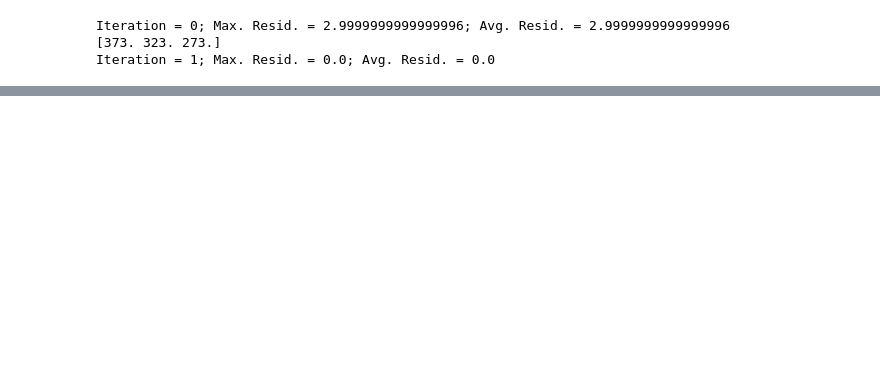
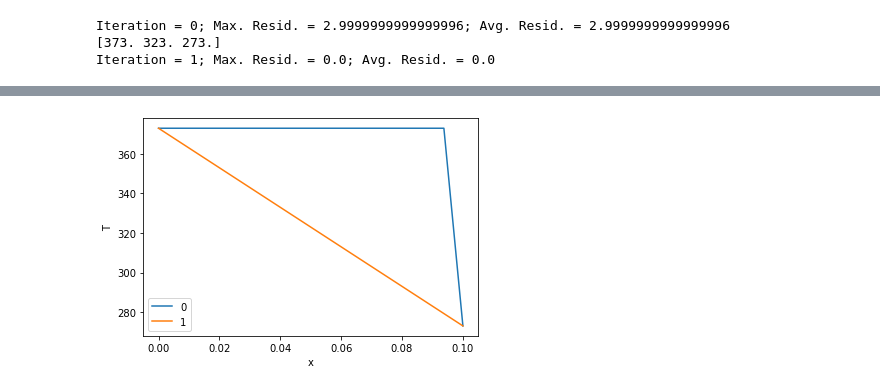
Before and after one commit to LamiaAroni/9710_CFD_project1, a Jupyter notebook: CFD_Assignment_lamia.ipynb, the cells around one changed output, grey strips where cells are left out. Drawn from its saved outputs; the diff is of its cells as text; code cells hidden in the pictures; blank space fills up the shorter version.

```diff
--- a/CFD_Assignment_lamia.ipynb
+++ b/CFD_Assignment_lamia.ipynb
@@ -401,0 +641,15 @@ plt.show()
+# %%
+%matplotlib inline
+import matplotlib.pyplot as plt
+
+i = 0
+for T in T_solns:
+    plt.plot(grid.xP, T, label=str(i))
+    i += 1
+
+plt.xlabel("x")
+plt.ylabel("T")
+plt.legend()
+plt.show()
+# %% [output]
+[figure, added]
```
Also changed, not shown: parts of 6 cells of this notebook.
